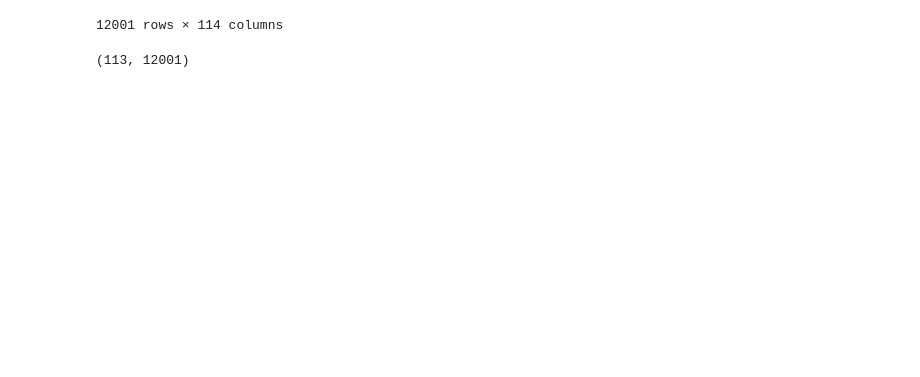
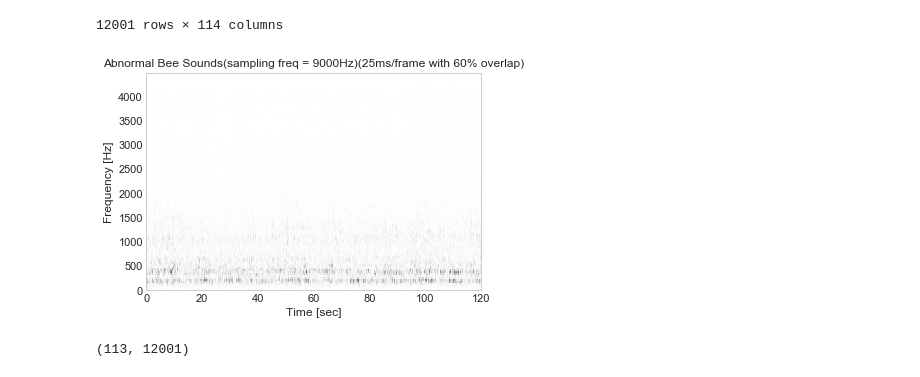
Before and after one commit to WaggleNet/bsg_wavenet, a Jupyter notebook: PCA_SVD_Mixed.ipynb, the cells around one changed output. Saved outputs shown, nothing was run; the diff lists cells and outputs as text; code cells hidden in the pictures; blank space fills up the shorter version.

```diff
--- a/PCA_SVD_Mixed.ipynb
+++ b/PCA_SVD_Mixed.ipynb
@@ -85,22 +87,24 @@ df
 # %%
 sample_rate, samples = wavfile.read('audio_abnormal.wav')
 #downsampling to 9000Hz
 sr = 9000
 resampled = resample(samples.astype(np.float32),sample_rate,sr)
 
 #make sure every signal is within the range of (0,1)
 samples_casted = resampled / (2.**15)
 
 seg_len = sr/40 #25ms
 overlap = seg_len*0.6  #60% overlap
 f, t, Zxx = signal.stft(samples_casted, fs = sr, nperseg = seg_len, noverlap = overlap)
 
 Zxx_abs = np.abs(Zxx)
-#plt.pcolormesh(t, f, Zxx_abs, vmin = Zxx_abs.min(), vmax = Zxx_abs.max())
-#plt.ylabel('Frequency [Hz]')
-#plt.xlabel('Time [sec]')
-#plt.title('Abnormal Bee Sounds(sampling freq = 9000Hz)(25ms/frame with 60% overlap)')
-#plt.show()
+plt.pcolormesh(t, f, Zxx_abs, vmin = Zxx_abs.min(), vmax = Zxx_abs.max())
+plt.ylabel('Frequency [Hz]')
+plt.xlabel('Time [sec]')
+plt.title('Abnormal Bee Sounds(sampling freq = 9000Hz)(25ms/frame with 60% overlap)')
+plt.show()
+# %% [output]
+[figure, added]
 # %%
 audio_abnormal = Zxx.real
 # %%
```
Also changed, not shown: parts of 16 cells of this notebook.
